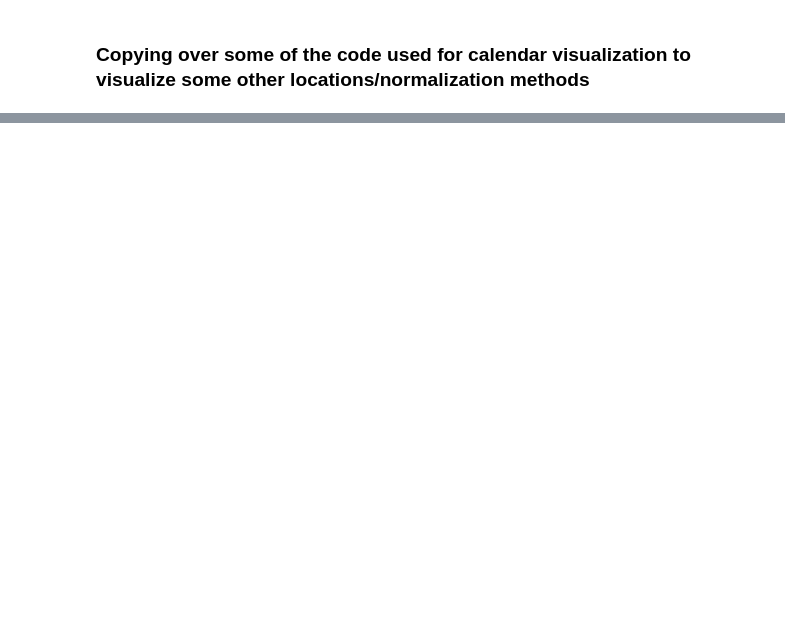
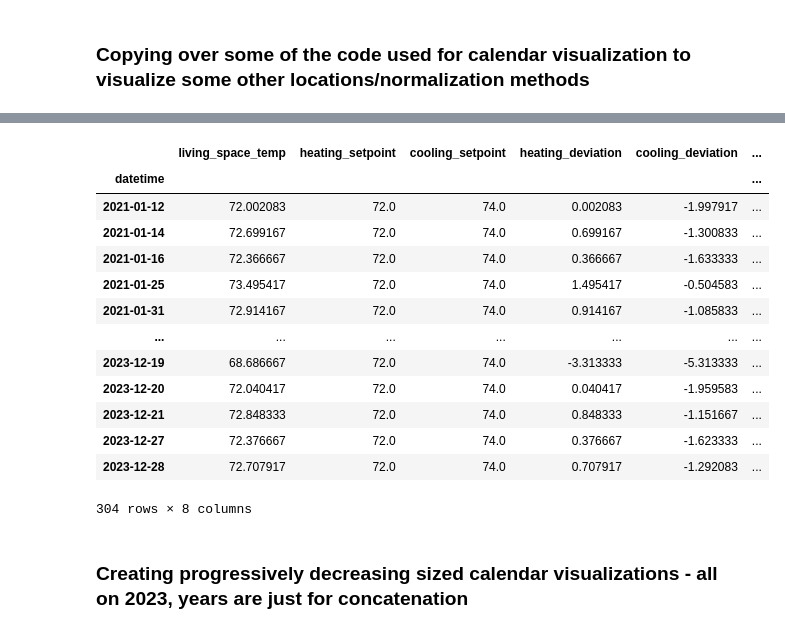
Before and after one commit to alchemicHen/hvac-viz, a Jupyter notebook: alt_calendar_viz.ipynb, the cells around one changed output, grey strips where cells are left out. Cells and saved outputs as stored; diff of their text form; code cells hidden in the pictures; blank space fills up the shorter version.

```diff
--- a/alt_calendar_viz.ipynb
+++ b/alt_calendar_viz.ipynb
@@ -88,6 +110,25 @@ living_dod_df['excess_high_low'] = high_low_df['excess_high_low']
 living_dod_df
 
 excess_df = living_dod_df[living_dod_df['exceeds_setpoints'] != 0]
+# %%
+excess_df
+# %% [output]
+|  | living_space_temp | heating_setpoint | cooling_setpoint | heating_deviation | cooling_deviation | ... |
+| datetime |  |  |  |  |  | ... |
+| 2021-01-12 | 72.002083 | 72.0 | 74.0 | 0.002083 | -1.997917 | ... |
+| 2021-01-14 | 72.699167 | 72.0 | 74.0 | 0.699167 | -1.300833 | ... |
+| 2021-01-16 | 72.366667 | 72.0 | 74.0 | 0.366667 | -1.633333 | ... |
+| 2021-01-25 | 73.495417 | 72.0 | 74.0 | 1.495417 | -0.504583 | ... |
+| 2021-01-31 | 72.914167 | 72.0 | 74.0 | 0.914167 | -1.085833 | ... |
+| ... | ... | ... | ... | ... | ... | ... |
+| 2023-12-19 | 68.686667 | 72.0 | 74.0 | -3.313333 | -5.313333 | ... |
+| 2023-12-20 | 72.040417 | 72.0 | 74.0 | 0.040417 | -1.959583 | ... |
+| 2023-12-21 | 72.848333 | 72.0 | 74.0 | 0.848333 | -1.151667 | ... |
+| 2023-12-27 | 72.376667 | 72.0 | 74.0 | 0.376667 | -1.623333 | ... |
+| 2023-12-28 | 72.707917 | 72.0 | 74.0 | 0.707917 | -1.292083 | ... |
+304 rows × 8 columns
+# %% [markdown]
+### Creating progressively decreasing sized calendar visualizations - all on 2023, years are just for concatenation
 # %%
 import calplot
 from  matplotlib.colors import LinearSegmentedColormap, TwoSlopeNorm, CenteredNorm
```
Also changed, not shown: parts of 5 cells of this notebook, 49 other files.
